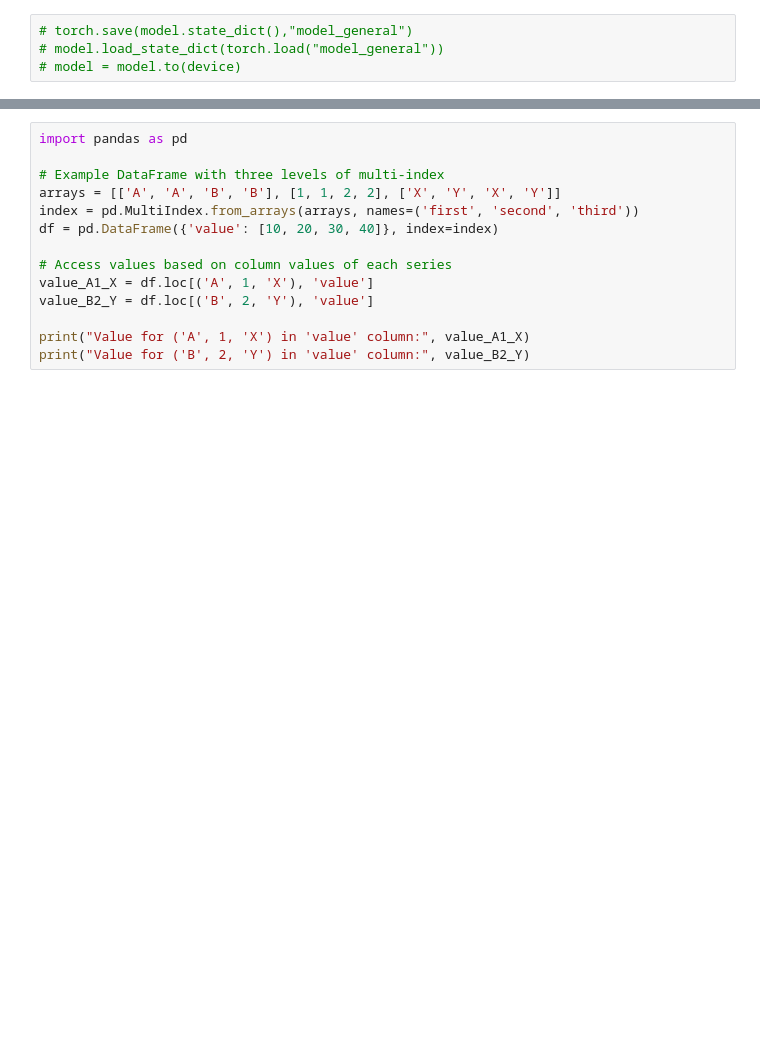
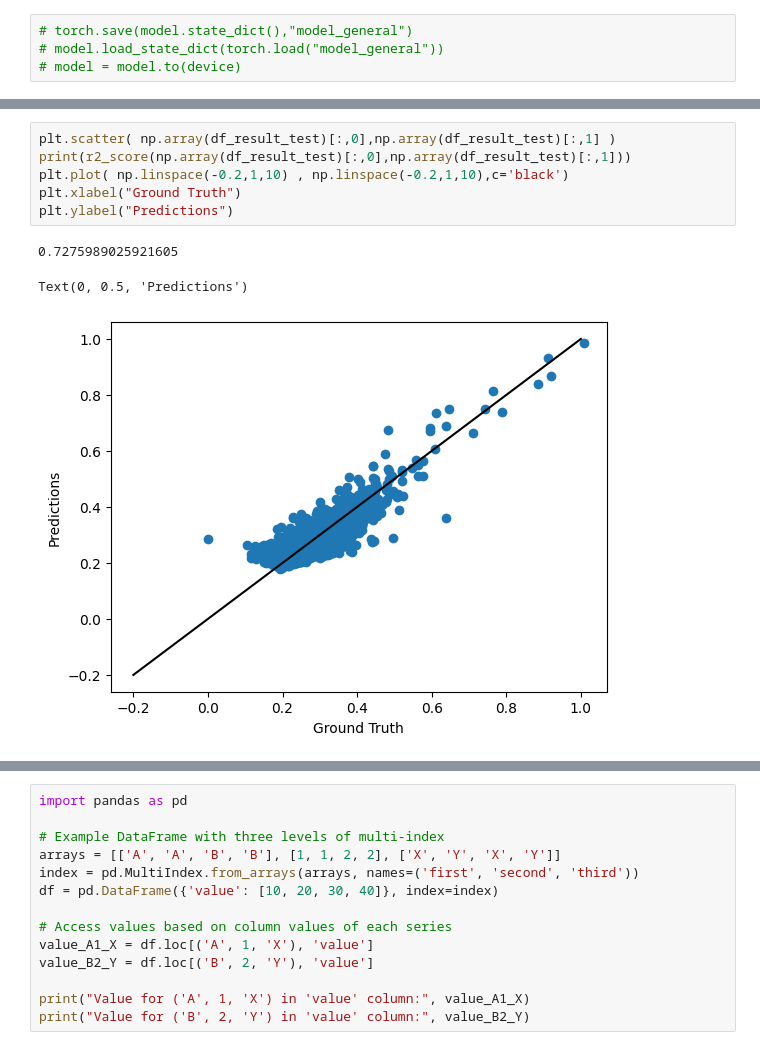
Before and after one commit to neilashwinraj/GNN, a Jupyter notebook: Particle_GNN_simple_connections.ipynb, the cells around one changed output, grey strips where cells are left out. Saved outputs shown, nothing was run; the diff lists cells and outputs as text; blank space fills up the shorter version.

```diff
--- a/Particle_GNN_simple_connections.ipynb
+++ b/Particle_GNN_simple_connections.ipynb
@@ -614,0 +683,10 @@ Particle number :  2400
+# %%
+plt.scatter( np.array(df_result_test)[:,0],np.array(df_result_test)[:,1] )
+print(r2_score(np.array(df_result_test)[:,0],np.array(df_result_test)[:,1]))
+plt.plot( np.linspace(-0.2,1,10) , np.linspace(-0.2,1,10),c='black')
+plt.xlabel("Ground Truth")
+plt.ylabel("Predictions")
+# %% [output]
+0.7275989025921605
+Text(0, 0.5, 'Predictions')
+[figure, added]
```
Also changed, not shown: parts of 16 cells of this notebook, 1 other file.
